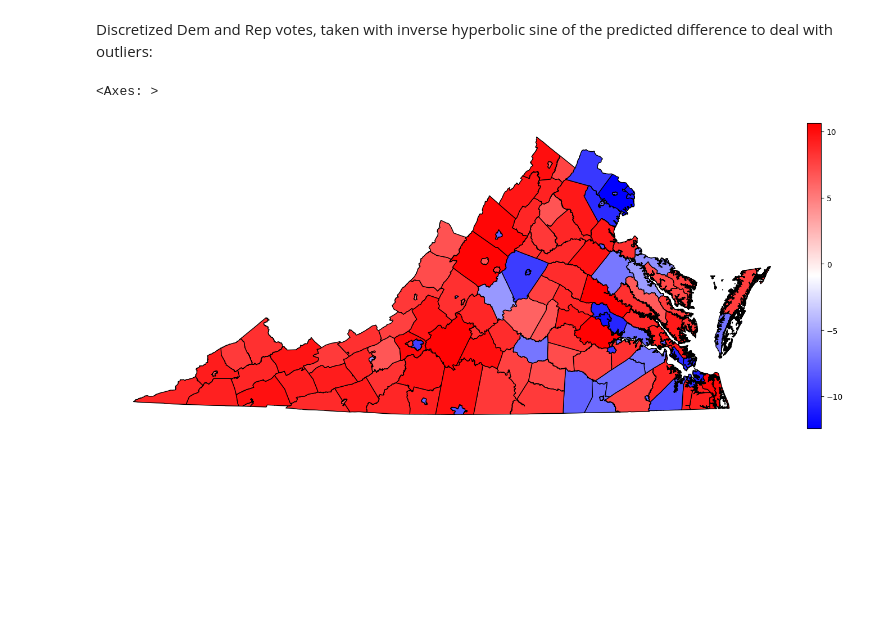
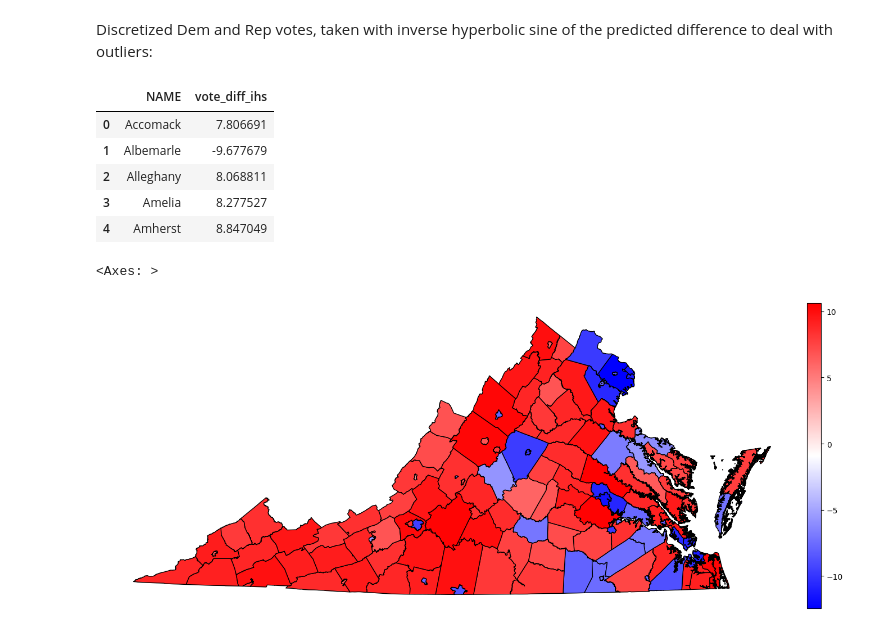
Before and after one commit to phipyao/ds3001-project_voting, a Jupyter notebook: project_voting.ipynb, the cells around one changed output. Cells and saved outputs as stored; diff of their text form; code cells hidden in the pictures; blank space fills up the shorter version.

```diff
--- a/project_voting.ipynb
+++ b/project_voting.ipynb
@@ -129 +140,10 @@ Discretized Dem and Rep votes, taken with inverse hyperbolic sine of the predict
+# %%
+df[['NAME', 'vote_diff_ihs']].head()
+# %% [output]
+|  | NAME | vote_diff_ihs |
+| 0 | Accomack | 7.806691 |
+| 1 | Albemarle | -9.677679 |
+| 2 | Alleghany | 8.068811 |
+| 3 | Amelia | 8.277527 |
+| 4 | Amherst | 8.847049 |
 # %%
```
Also changed, not shown: parts of 6 cells of this notebook.
